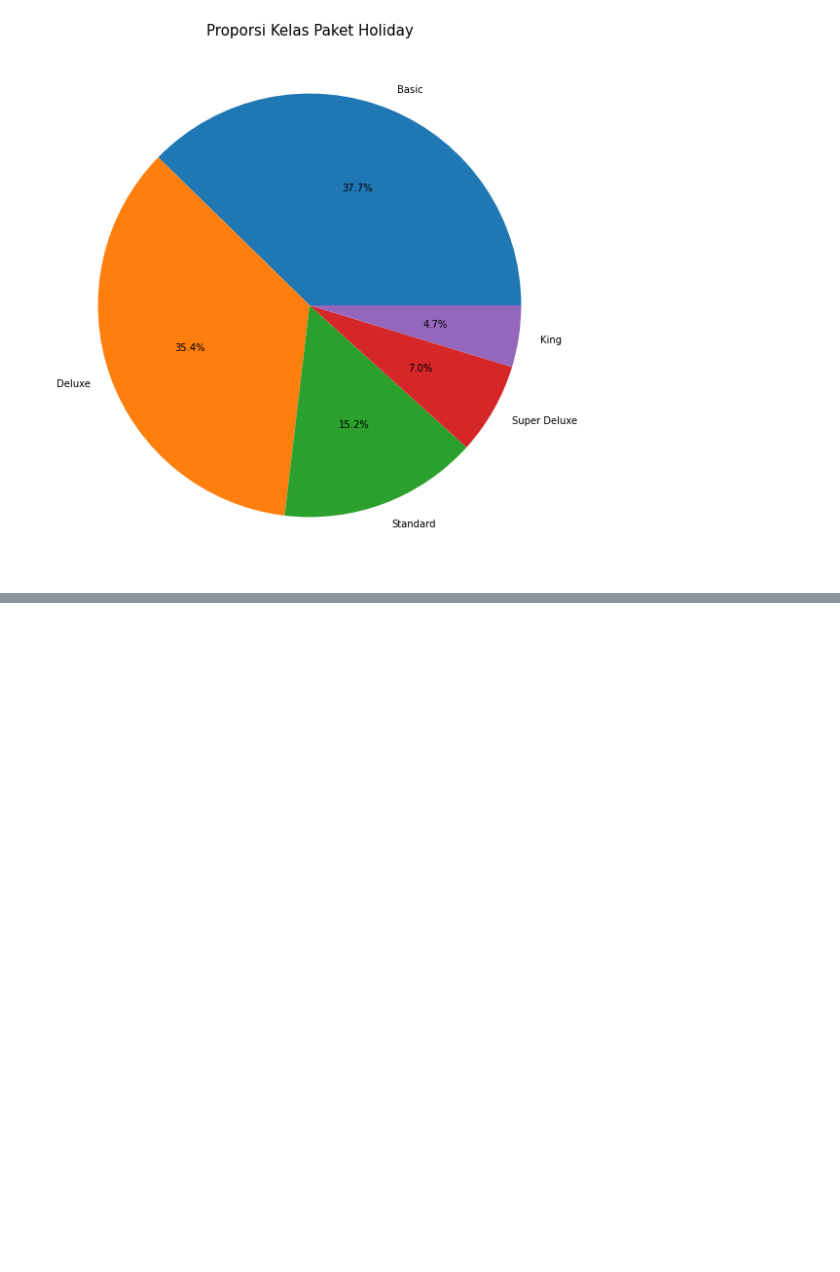
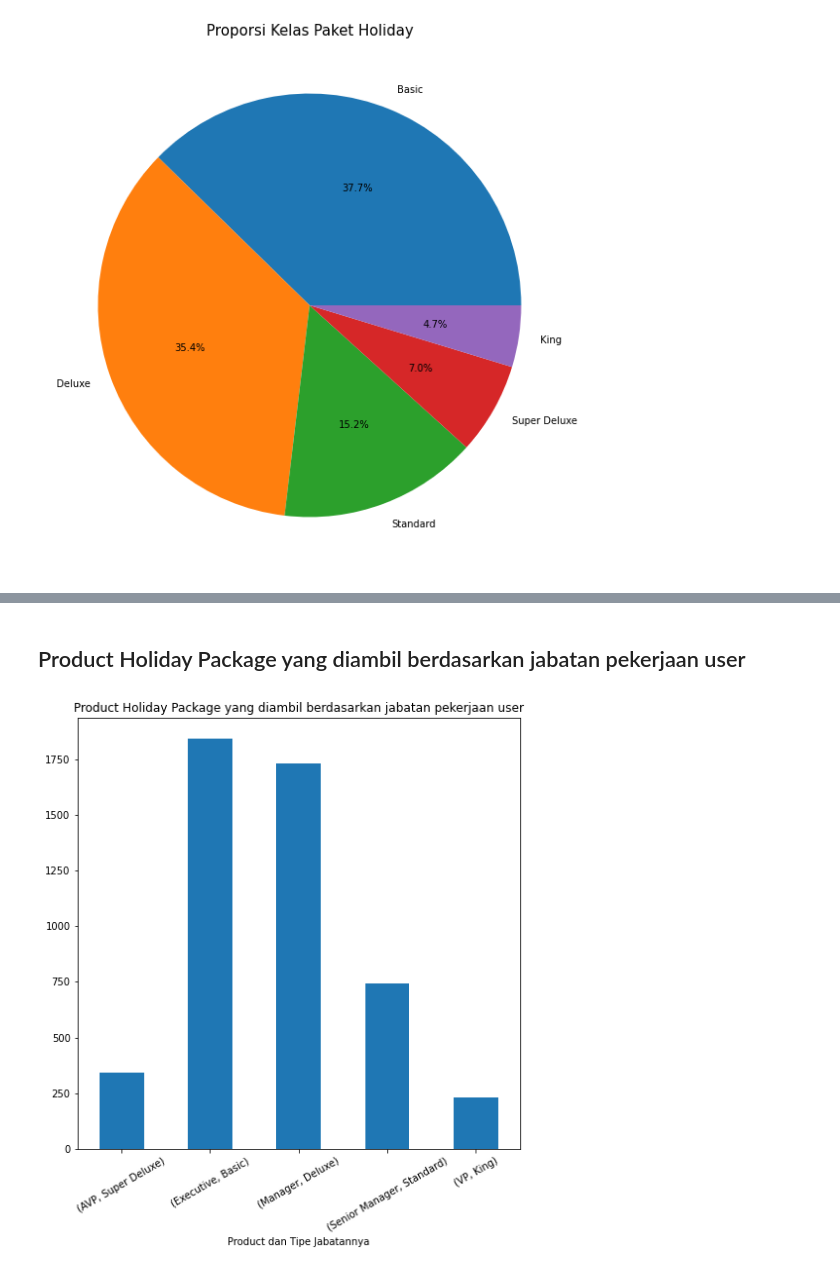
Before and after one commit to H8-Assignments-Bay/p2---final-project-group-005, a Jupyter notebook: eda.ipynb, the cells around one changed output, grey strips where cells are left out. Saved outputs shown, nothing was run; the diff lists cells and outputs as text; code cells hidden in the pictures; blank space fills up the shorter version.

```diff
--- a/eda.ipynb
+++ b/eda.ipynb
@@ -196,0 +200,11 @@ plt.show()
+# %% [markdown]
+## Product Holiday Package yang diambil berdasarkan jabatan pekerjaan user
+# %%
+plt.figure(figsize=(8, 8))
+product = df[["ProductPitched"]].groupby(df["Designation"]).value_counts().plot(kind='bar')
+plt.xticks(rotation=30)
+plt.xlabel("Product dan Tipe Jabatannya")
+product.set_title("Product Holiday Package yang diambil berdasarkan jabatan pekerjaan user")
+plt.show()
+# %% [output]
+[figure, added]
```
Also changed, not shown: parts of 3 cells of this notebook.
